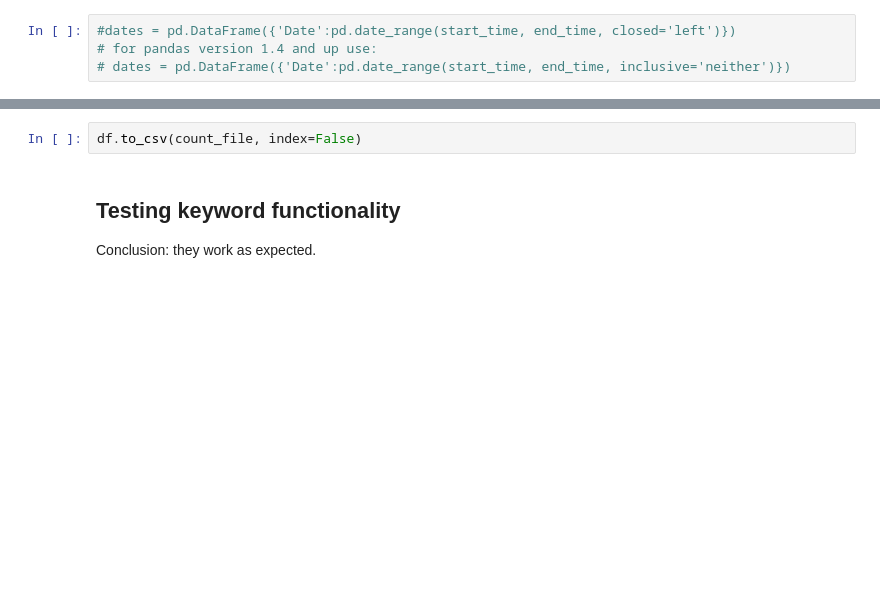
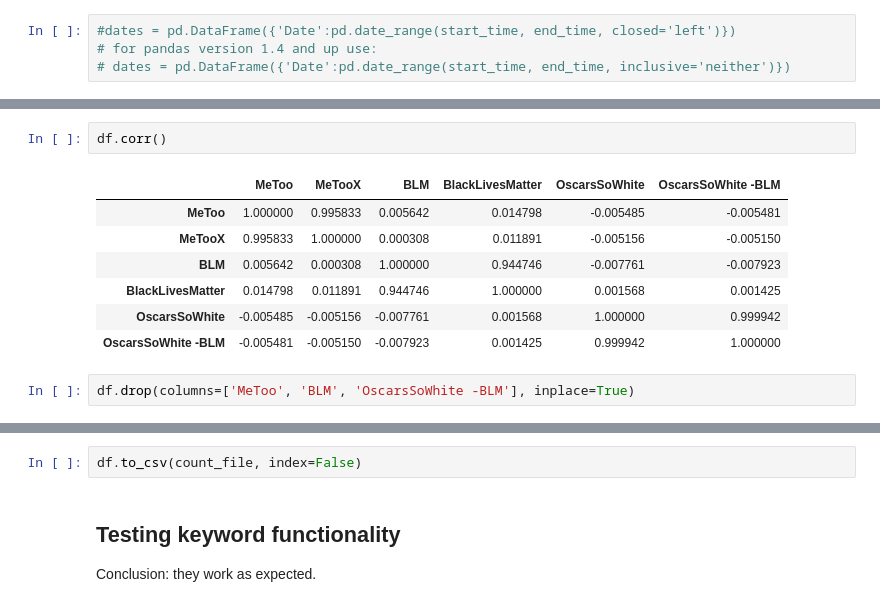
Before and after one commit to jarikstam/rmss_thesis, a Jupyter notebook: 1d_collect_twitter_data.ipynb, the cells around one changed output, grey strips where cells are left out. Cells and saved outputs as stored; diff of their text form; blank space fills up the shorter version.

```diff
--- a/1d_collect_twitter_data.ipynb
+++ b/1d_collect_twitter_data.ipynb
@@ -163,0 +179,12 @@ df.sort_values('OscarsSoWhite', ascending=False).head(10)
+# %%
+df.corr()
+# %% [output]
+|  | MeToo | MeTooX | BLM | BlackLivesMatter | OscarsSoWhite | OscarsSoWhite -BLM |
+| MeToo | 1.000000 | 0.995833 | 0.005642 | 0.014798 | -0.005485 | -0.005481 |
+| MeTooX | 0.995833 | 1.000000 | 0.000308 | 0.011891 | -0.005156 | -0.005150 |
+| BLM | 0.005642 | 0.000308 | 1.000000 | 0.944746 | -0.007761 | -0.007923 |
+| BlackLivesMatter | 0.014798 | 0.011891 | 0.944746 | 1.000000 | 0.001568 | 0.001425 |
+| OscarsSoWhite | -0.005485 | -0.005156 | -0.007761 | 0.001568 | 1.000000 | 0.999942 |
+| OscarsSoWhite -BLM | -0.005481 | -0.005150 | -0.007923 | 0.001425 | 0.999942 | 1.000000 |
+# %%
+df.drop(columns=['MeToo', 'BLM', 'OscarsSoWhite -BLM'], inplace=True)
```
Also changed, not shown: parts of 12 cells of this notebook, 9 other files.
